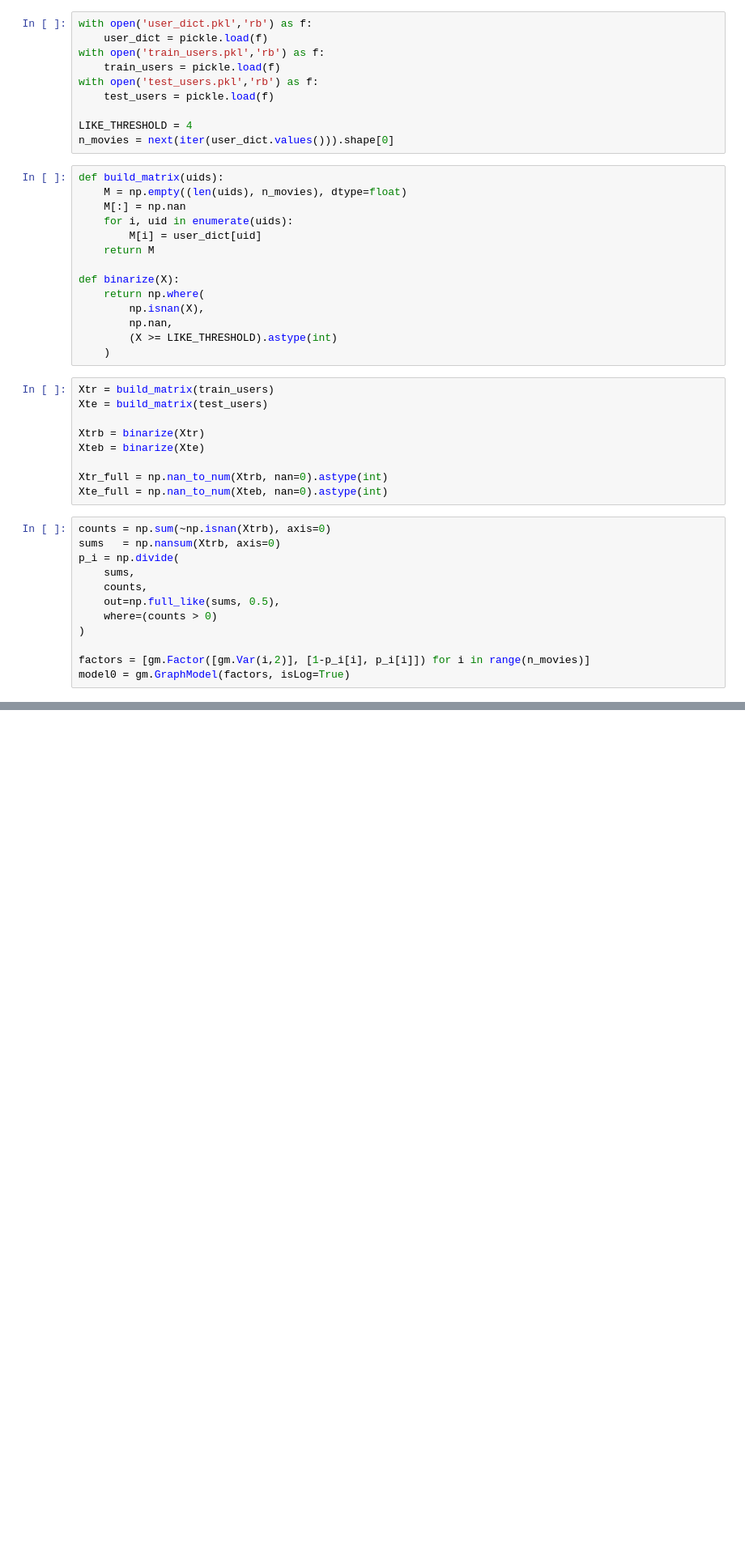
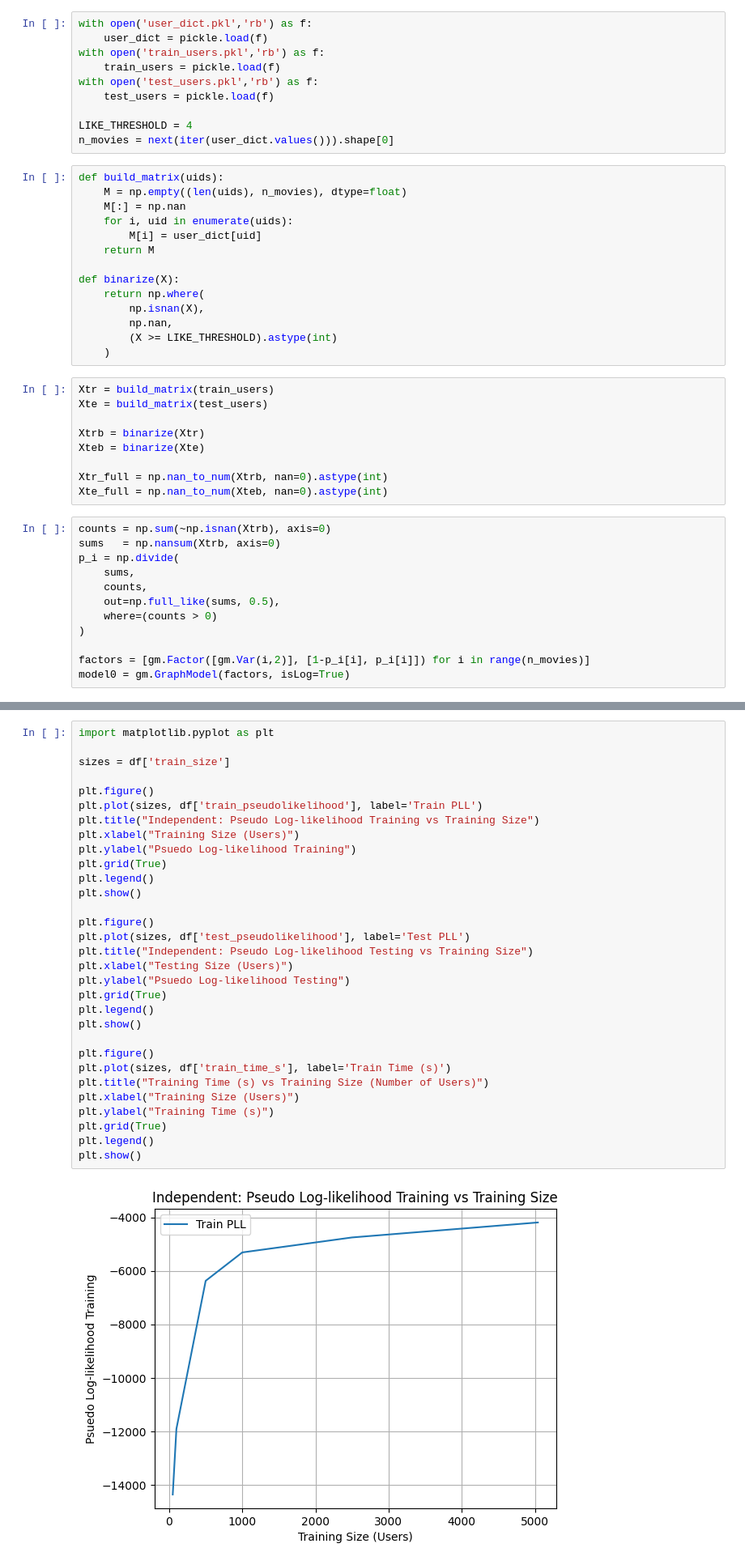
Before and after one commit to otran2/179-Project, a Jupyter notebook: independent_gm.ipynb, the cells around one changed output, grey strips where cells are left out. Shown: that part at 81% size. Drawn from its saved outputs; the diff is of its cells as text; blank space fills up the shorter version.

```diff
--- a/independent_gm.ipynb
+++ b/independent_gm.ipynb
@@ -127,0 +143,33 @@ df
+# %%
+import matplotlib.pyplot as plt
+
+sizes = df['train_size']
+
+plt.figure()
+plt.plot(sizes, df['train_pseudolikelihood'], label='Train PLL')
+plt.title("Independent: Pseudo Log-likelihood Training vs Training Size")
+plt.xlabel("Training Size (Users)")
+plt.ylabel("Psuedo Log-likelihood Training")
+plt.grid(True)
+plt.legend()
+plt.show()
+
+plt.figure()
+plt.plot(sizes, df['test_pseudolikelihood'], label='Test PLL')
+plt.title("Independent: Pseudo Log-likelihood Testing vs Training Size")
+plt.xlabel("Testing Size (Users)")
+plt.ylabel("Psuedo Log-likelihood Testing")
+plt.grid(True)
+plt.legend()
+plt.show()
+
+plt.figure()
+plt.plot(sizes, df['train_time_s'], label='Train Time (s)')
+plt.title("Training Time (s) vs Training Size (Number of Users)")
+plt.xlabel("Training Size (Users)")
+plt.ylabel("Training Time (s)")
+plt.grid(True)
+plt.legend()
+plt.show()
+# %% [output]
+[figure, added]
```
Also changed, not shown: parts of 4 cells of this notebook.
